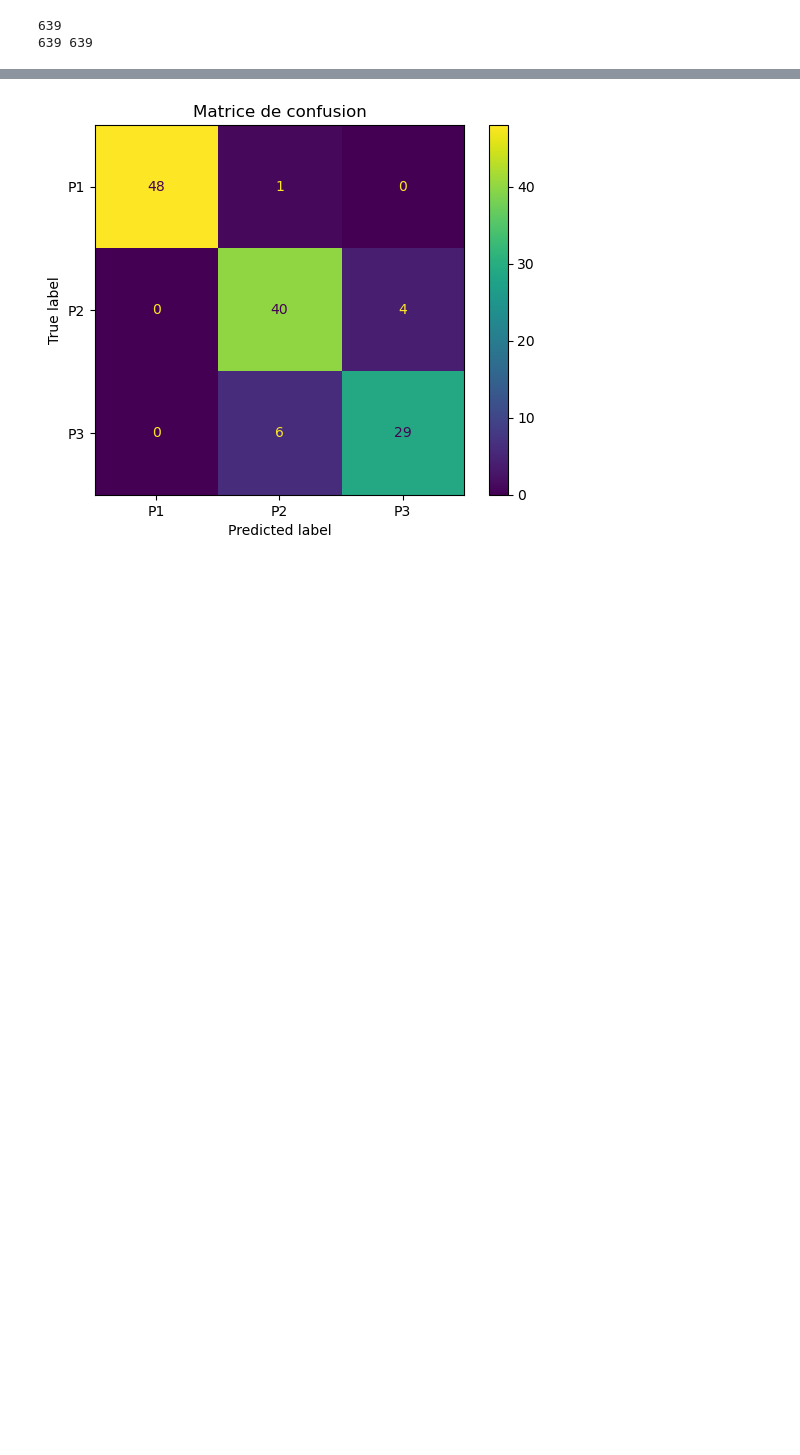
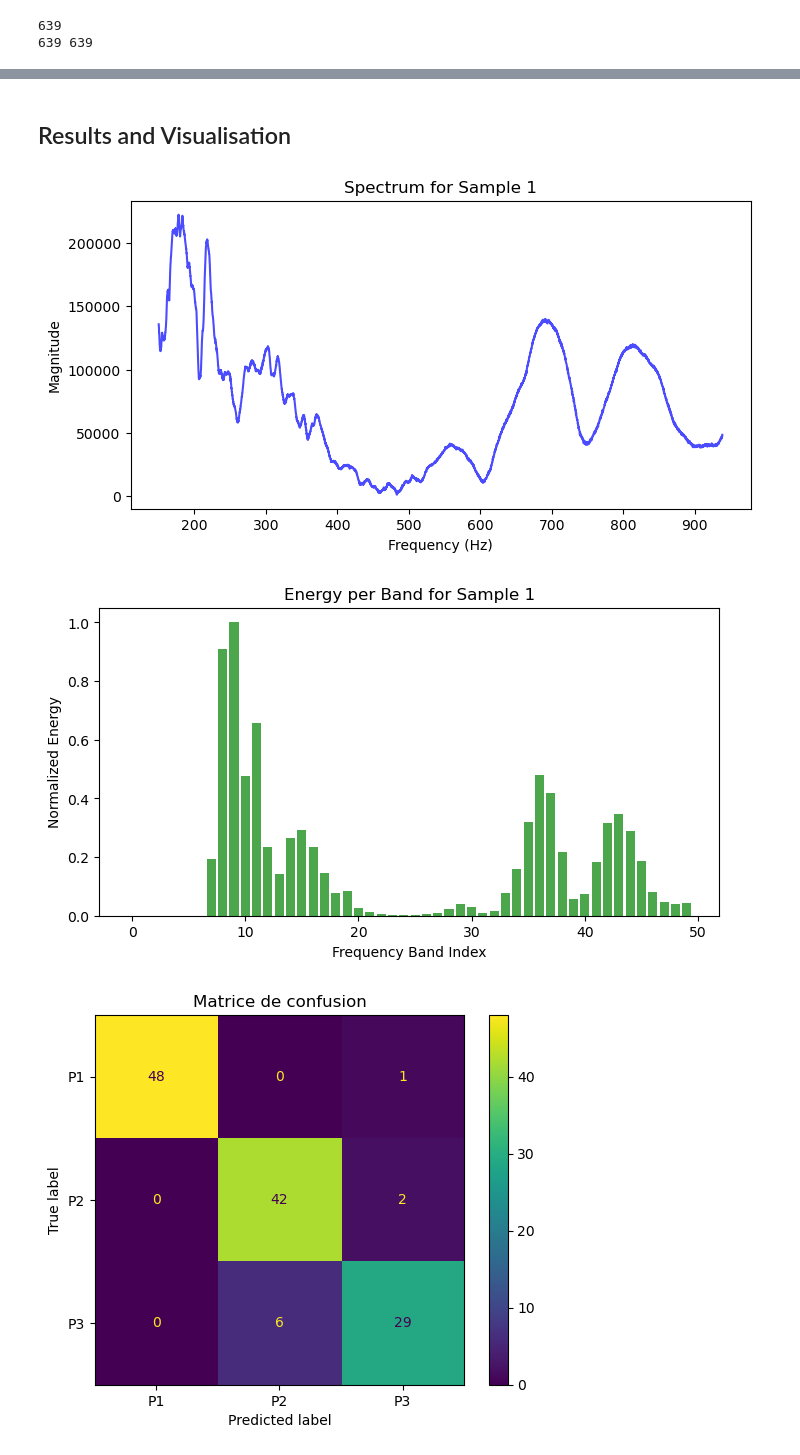
Before and after one commit to HugoMany/MLPadelProject, a Jupyter notebook: SoundPart/ModelMLAgeRacket/KNN/S_KNN_Age_P1.P2.P3_Energy.ipynb, the cells around one changed output, grey strips where cells are left out. Saved outputs shown, nothing was run; the diff lists cells and outputs as text; code cells hidden in the pictures; blank space fills up the shorter version.

```diff
--- a/SoundPart/ModelMLAgeRacket/KNN/S_KNN_Age_P1.P2.P3_Energy.ipynb
+++ b/SoundPart/ModelMLAgeRacket/KNN/S_KNN_Age_P1.P2.P3_Energy.ipynb
@@ -114,20 +97,17 @@ sampleRateFolderP2=[]
 sampleRateFolderP3=[]
 
 #P1
-for raquetteType in raquetteTypeList:
-    sampleRateFolderP1_type,fileFolderP1,filesP1 = readWavFolder("../../Data_Clean/new_"+raquetteType)
-    for i in range(len(fileFolderP1)):
-        allWavFileP1.append(fileFolderP1[i])
-        sampleRateFolderP1.append(sampleRateFolderP1_type[i])
+sampleRateFolderP1,allWavFileP1,filesP1 =readWavFolder("../../../Data/Sound/P1")
+
 
 
 #P2
-sampleRateFolderP2,allWavFileP2,filesP2 =readWavFolder("../../Data_Clean/Free_Condition/P2")
+sampleRateFolderP2,allWavFileP2,filesP2 =readWavFolder("../../../Data/Sound/P2")
 
 
 
 #P3
-sampleRateFolderP3,allWavFileP3,filesP3 =readWavFolder("../../Data_Clean/Free_Condition/P3")
+sampleRateFolderP3,allWavFileP3,filesP3 =readWavFolder("../../../Data/Sound/P3")
 
 
 
@@ -165,19 +146,17 @@ X_AmplitudeAllWavFile = []
 # print(len(allWavFile))
 
 for i in range(len(allWavFile)):
-    print(i)
+    # print(i)
 
     wavFile=allWavFile[i]
     samplerate=allWavFileSampleRate[i]
 
     # Compute the spectrum using FFT
-    spectrum = spectrumFromWav(wavFile)
+    spectrum,freqs= spectrumFromSignal(wavFile,samplerate)
 
-    # Compute the frequency bins
-    freqs = np.fft.fftfreq(len(spectrum) * 2, d=1/samplerate)[:len(spectrum)]
 
     # Extract peaks from the spectrum
-    X_Amplitude,X_HZ = energy_per_frequency_band_from_spectrum(spectrum, freqs[(freqs >= 150) & (freqs <= 1000)], band_width=100)
+    X_Amplitude,X_HZ = energy_per_frequency_band_from_spectrum(spectrum, freqs[(freqs >= 150) & (freqs <= 1000)], band_width=20)
 
 
     # Normalize X_Amplitude
@@ -352,3 +250,24 @@ plt.show()
+# %% [markdown]
+## Results and Visualisation
+# %%
+# Plot the spectrum for the first sample
+plt.figure(figsize=(8, 4))
+plt.plot(freqs[:len(spectrumVect[0])], spectrumVect[0], color='blue', alpha=0.7)
+plt.title("Spectrum for Sample 1")
+plt.xlabel("Frequency (Hz)")
+plt.ylabel("Magnitude")
+plt.show()
+
+# Plot the energy per band for the first sample
+plt.figure(figsize=(8, 4))
+plt.bar(range(len(X_AmplitudeAllWavFile[0])), X_AmplitudeAllWavFile[0], color='green', alpha=0.7)
+plt.title("Energy per Band for Sample 1")
+plt.xlabel("Frequency Band Index")
+plt.ylabel("Normalized Energy")
+plt.show()
+# %% [output]
+[figure, added]
+[figure, added]
 # %%
 from sklearn.metrics import ConfusionMatrixDisplay
 
```
Also changed, not shown: parts of 20 cells of this notebook, 2 other files.
